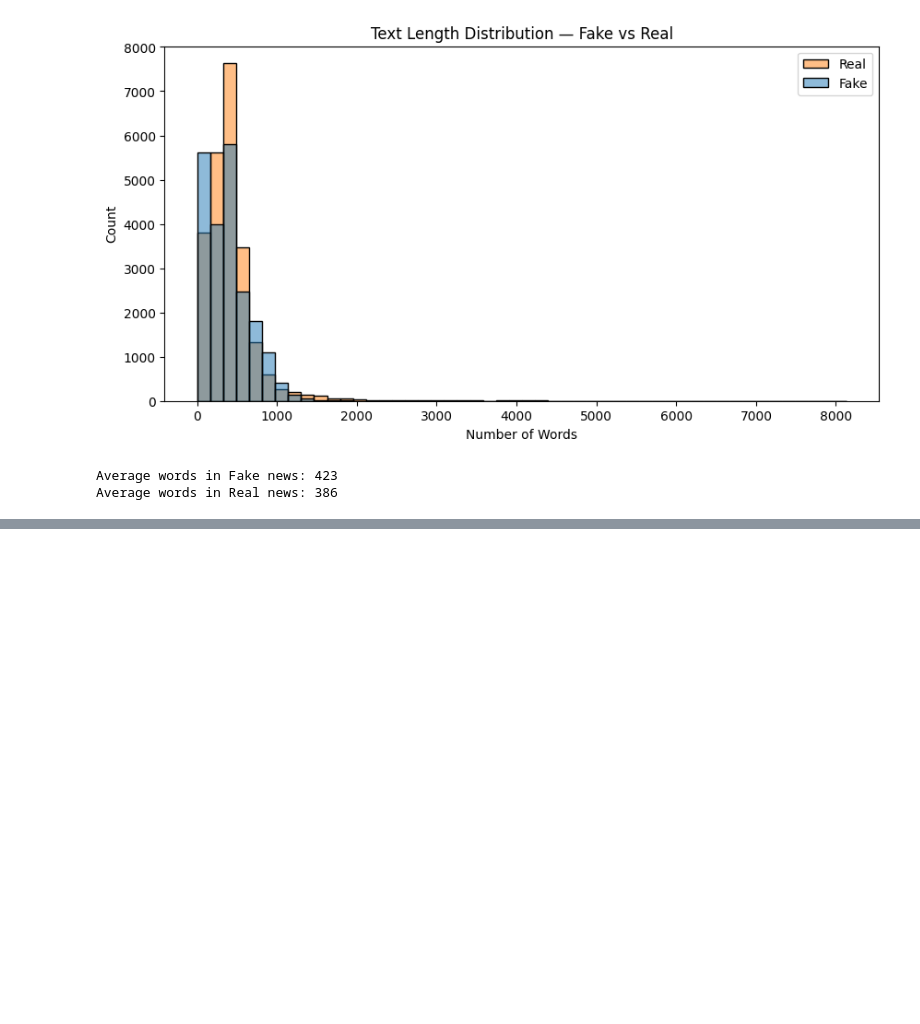
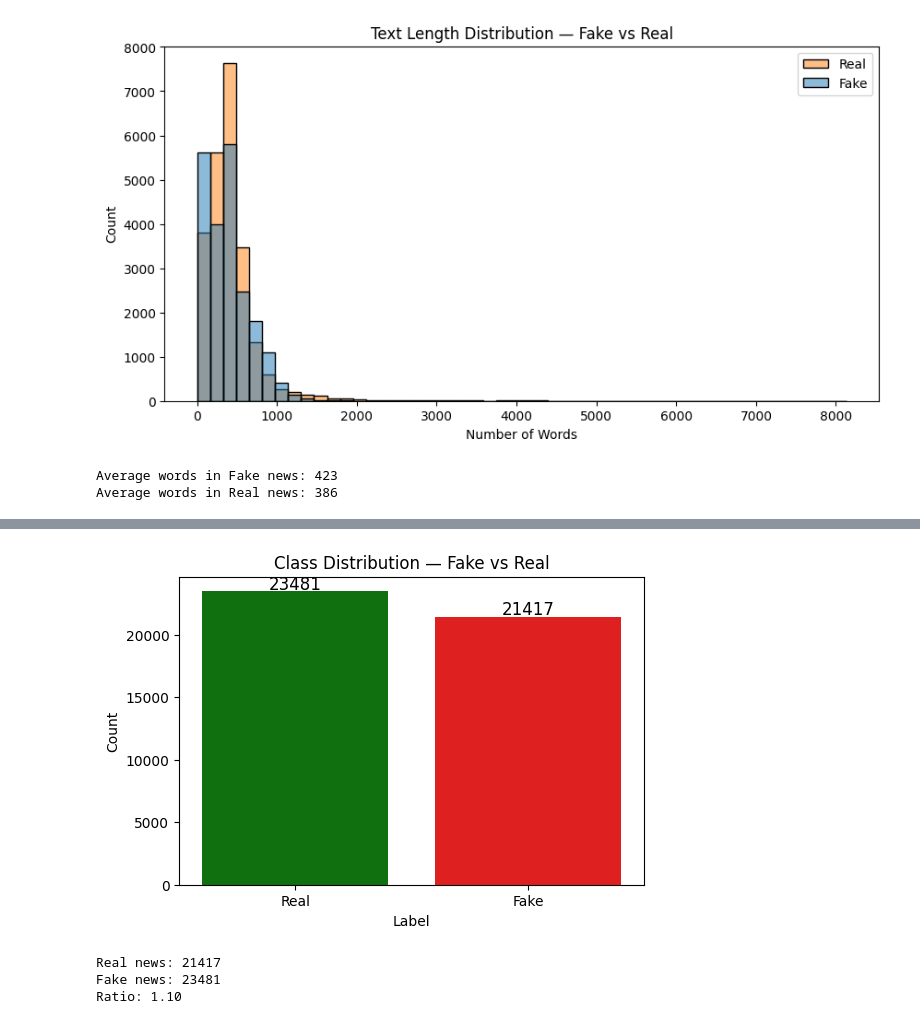
Before and after one commit to Yashwardhan19/Fake-News-Detector, a Jupyter notebook: notebooks/01_eda.ipynb, the cells around one changed output, grey strips where cells are left out. Drawn from its saved outputs; the diff is of its cells as text; code cells hidden in the pictures; blank space fills up the shorter version.

```diff
--- a/notebooks/01_eda.ipynb
+++ b/notebooks/01_eda.ipynb
@@ -144,0 +146,25 @@ plt.show()
+# %%
+# Count fake and real articles
+label_counts = df["label"].value_counts()
+
+# Plot bar chart
+plt.figure(figsize=(6, 4))
+sns.barplot(x=["Real", "Fake"], y=label_counts.values, hue=["Real", "Fake"], palette=["green", "red"], legend=False)
+plt.title("Class Distribution — Fake vs Real")
+plt.xlabel("Label")
+plt.ylabel("Count")
+
+# Add count on top of each bar
+for i, count in enumerate(label_counts.values):
+    plt.text(i, count + 200, str(count), ha="center", fontsize=12)
+
+plt.show()
+
+print(f"Real news: {label_counts[0]}")
+print(f"Fake news: {label_counts[1]}")
+print(f"Ratio: {label_counts[1]/label_counts[0]:.2f}")
+# %% [output]
+[figure, added]
+Real news: 21417
+Fake news: 23481
+Ratio: 1.10
```
Also changed, not shown: parts of 2 cells of this notebook.
